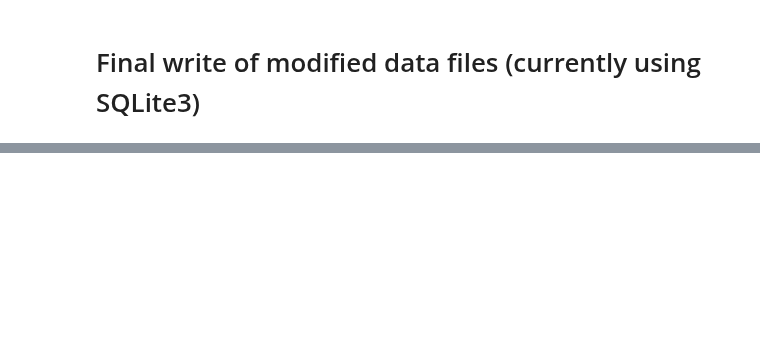
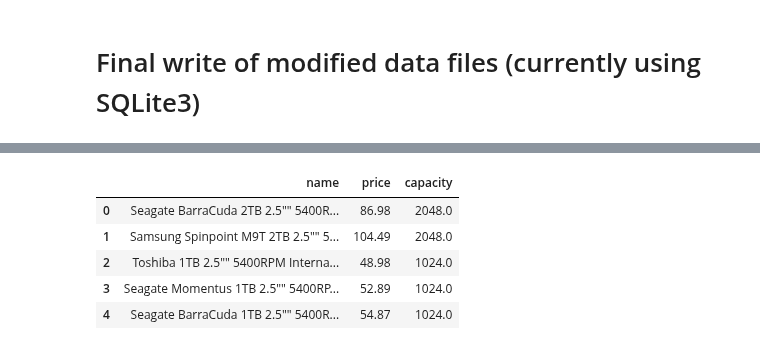
Before and after one commit to nycdatasci/bootcamp009_project, a Jupyter notebook: Project2-WebScraping/samomullane/pcparts initial eda.ipynb, the cells around one changed output, grey strips where cells are left out. Saved outputs shown, nothing was run; the diff lists cells and outputs as text; code cells hidden in the pictures; blank space fills up the shorter version.

Commit message:
included example sql call

```diff
--- a/Project2-WebScraping/samomullane/pcparts initial eda.ipynb
+++ b/Project2-WebScraping/samomullane/pcparts initial eda.ipynb
@@ -1429,0 +1444,17 @@ df.head()
+# %%
+#Example read from Storage table in database
+df = pd.read_sql_query("SELECT prod_name as name,"
+                       "prod_price as price,"
+                       "`capacity total` as capacity "
+                       "FROM storage_table "
+                       "WHERE `2.5in form` = 1 "
+                       "AND `price/gb` < 0.5 "
+                       "ORDER BY `price/gb`", con)
+df.head()
+# %% [output]
+|  | name | price | capacity |
+| 0 | Seagate BarraCuda 2TB 2.5"" 5400R... | 86.98 | 2048.0 |
+| 1 | Samsung Spinpoint M9T 2TB 2.5"" 5... | 104.49 | 2048.0 |
+| 2 | Toshiba 1TB 2.5"" 5400RPM Interna... | 48.98 | 1024.0 |
+| 3 | Seagate Momentus 1TB 2.5"" 5400RP... | 52.89 | 1024.0 |
+| 4 | Seagate BarraCuda 1TB 2.5"" 5400R... | 54.87 | 1024.0 |
```
Also changed, not shown: parts of 4 cells of this notebook.
